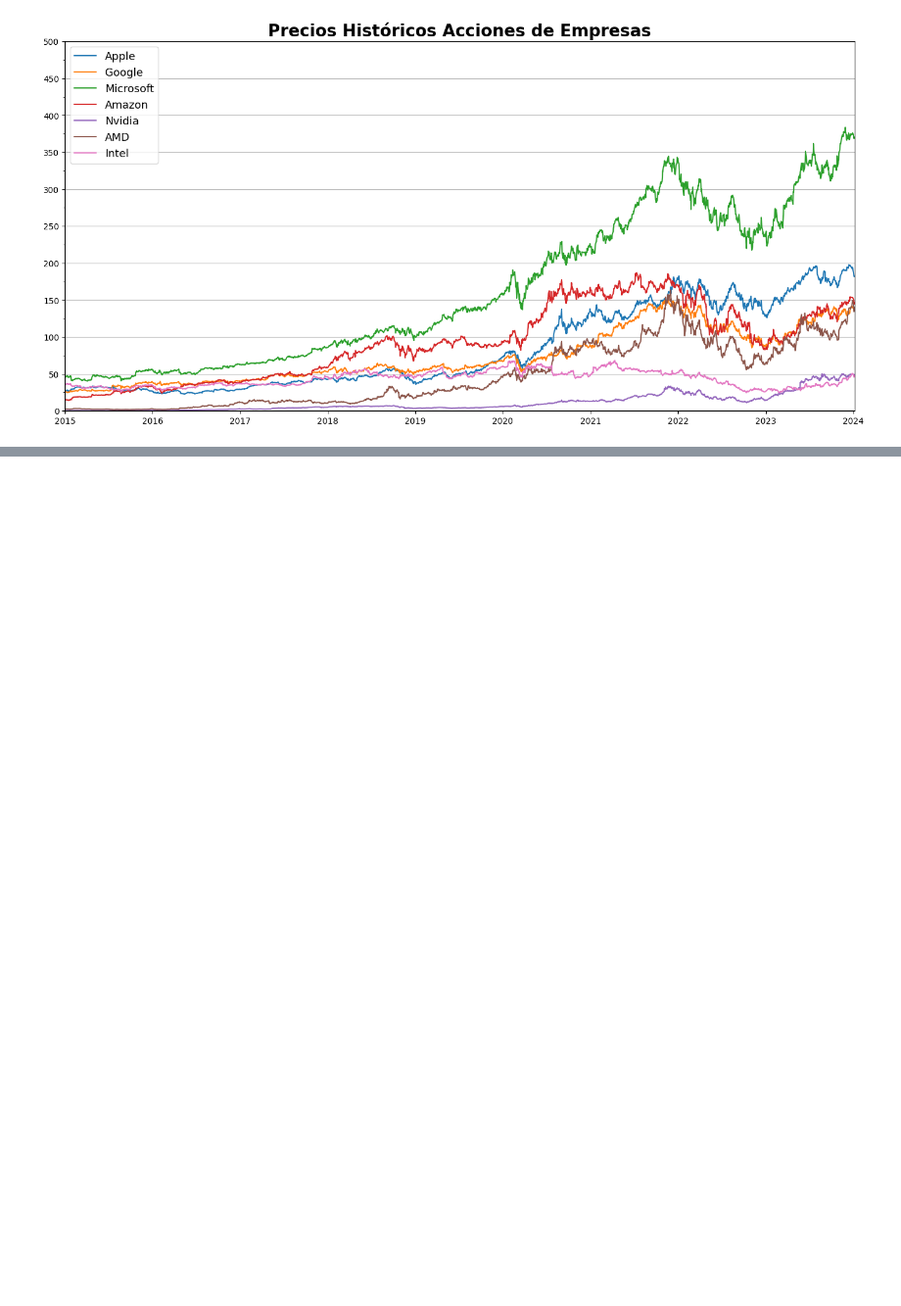
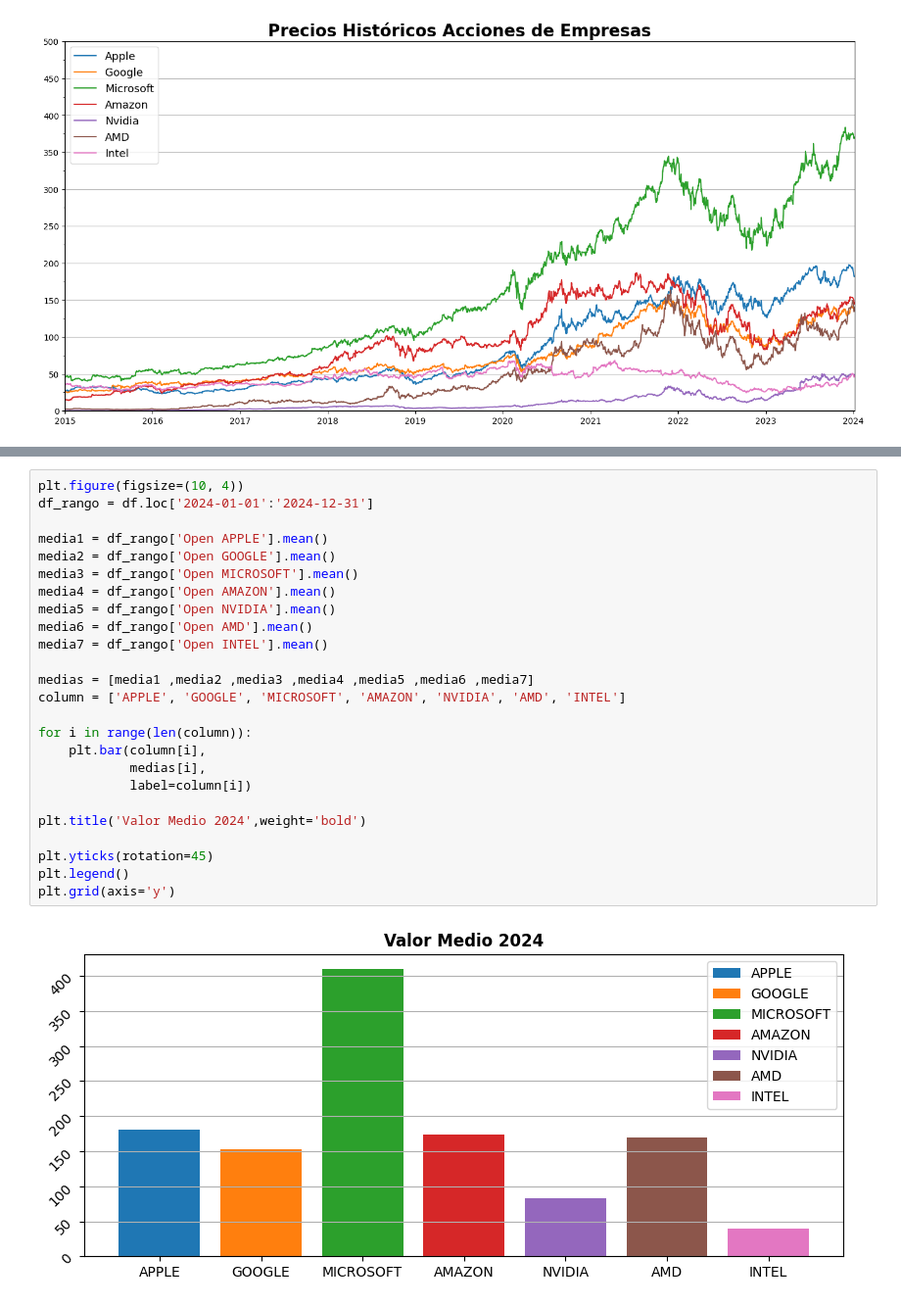
Before and after one commit to AlanCarro/PREENTREGA_DEL_PROYECTO_FINAL-Alan_Emanuel_Carro, a Jupyter notebook: Untitled1.ipynb, the cells around one changed output, grey strips where cells are left out. Shown: that part at 98% size. Drawn from its saved outputs; the diff is of its cells as text; blank space fills up the shorter version.

```diff
--- a/Untitled1.ipynb
+++ b/Untitled1.ipynb
@@ -198,0 +194,27 @@ Text(0, 0.5, 'INTEL')
+# %%
+plt.figure(figsize=(10, 4))
+df_rango = df.loc['2024-01-01':'2024-12-31']
+
+media1 = df_rango['Open APPLE'].mean()
+media2 = df_rango['Open GOOGLE'].mean()
+media3 = df_rango['Open MICROSOFT'].mean()
+media4 = df_rango['Open AMAZON'].mean()
+media5 = df_rango['Open NVIDIA'].mean()
+media6 = df_rango['Open AMD'].mean()
+media7 = df_rango['Open INTEL'].mean()
+
+medias = [media1 ,media2 ,media3 ,media4 ,media5 ,media6 ,media7]
+column = ['APPLE', 'GOOGLE', 'MICROSOFT', 'AMAZON', 'NVIDIA', 'AMD', 'INTEL']
+
+for i in range(len(column)):
+    plt.bar(column[i],
+            medias[i],
+            label=column[i])
+
+plt.title('Valor Medio 2024',weight='bold')
+
+plt.yticks(rotation=45)
+plt.legend()
+plt.grid(axis='y')
+# %% [output]
+[figure, added]
```
Also changed, not shown: parts of 7 cells of this notebook.
